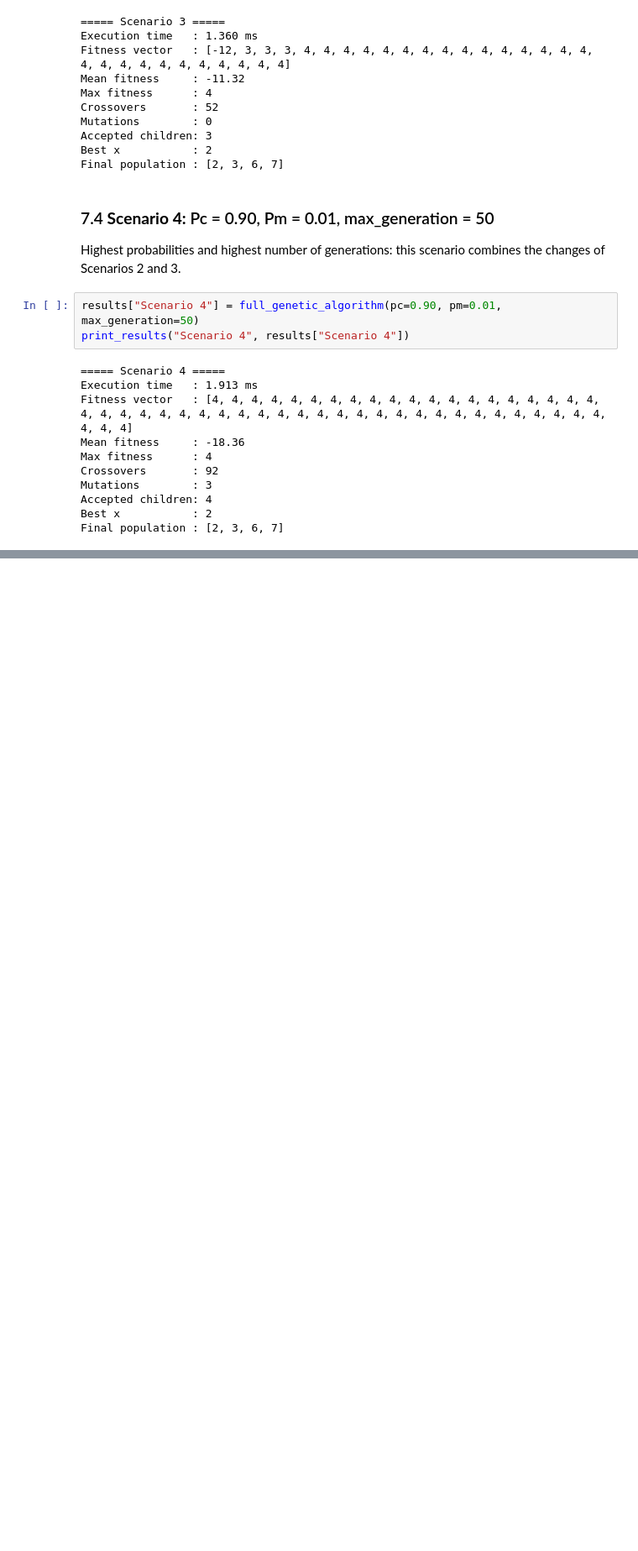
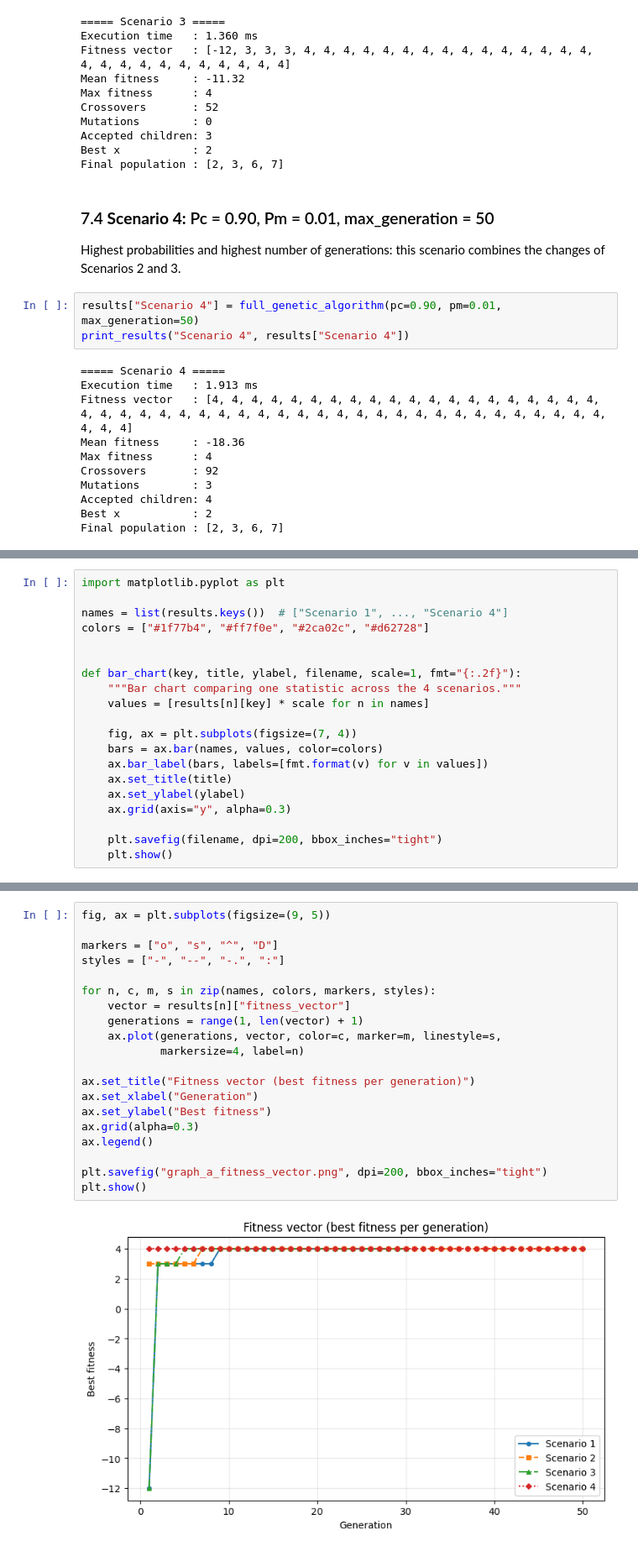
Before and after one commit to MerMerIem/Methodes-Bio-Inspirees-, a Jupyter notebook: tp2/TP2_Genetic_Algorithm.ipynb, the cells around one changed output, grey strips where cells are left out. Shown at 84% size. Cells and saved outputs as stored; diff of their text form; blank space fills up the shorter version.

Commit message:
ajout des graphs

```diff
--- a/tp2/TP2_Genetic_Algorithm.ipynb
+++ b/tp2/TP2_Genetic_Algorithm.ipynb
@@ -518,0 +525,20 @@ Final population : [2, 3, 6, 7]
+# %%
+import matplotlib.pyplot as plt
+
+names = list(results.keys())  # ["Scenario 1", ..., "Scenario 4"]
+colors = ["#1f77b4", "#ff7f0e", "#2ca02c", "#d62728"]
+
+
+def bar_chart(key, title, ylabel, filename, scale=1, fmt="{:.2f}"):
+    """Bar chart comparing one statistic across the 4 scenarios."""
+    values = [results[n][key] * scale for n in names]
+
+    fig, ax = plt.subplots(figsize=(7, 4))
+    bars = ax.bar(names, values, color=colors)
+    ax.bar_label(bars, labels=[fmt.format(v) for v in values])
+    ax.set_title(title)
+    ax.set_ylabel(ylabel)
+    ax.grid(axis="y", alpha=0.3)
+
+    plt.savefig(filename, dpi=200, bbox_inches="tight")
+    plt.show()
@@ -518,0 +549,22 @@ Final population : [2, 3, 6, 7]
+# %%
+fig, ax = plt.subplots(figsize=(9, 5))
+
+markers = ["o", "s", "^", "D"]
+styles = ["-", "--", "-.", ":"]
+
+for n, c, m, s in zip(names, colors, markers, styles):
+    vector = results[n]["fitness_vector"]
+    generations = range(1, len(vector) + 1)
+    ax.plot(generations, vector, color=c, marker=m, linestyle=s,
+            markersize=4, label=n)
+
+ax.set_title("Fitness vector (best fitness per generation)")
+ax.set_xlabel("Generation")
+ax.set_ylabel("Best fitness")
+ax.grid(alpha=0.3)
+ax.legend()
+
+plt.savefig("graph_a_fitness_vector.png", dpi=200, bbox_inches="tight")
+plt.show()
+# %% [output]
+[figure, added]
```
Also changed, not shown: parts of 14 cells of this notebook.
